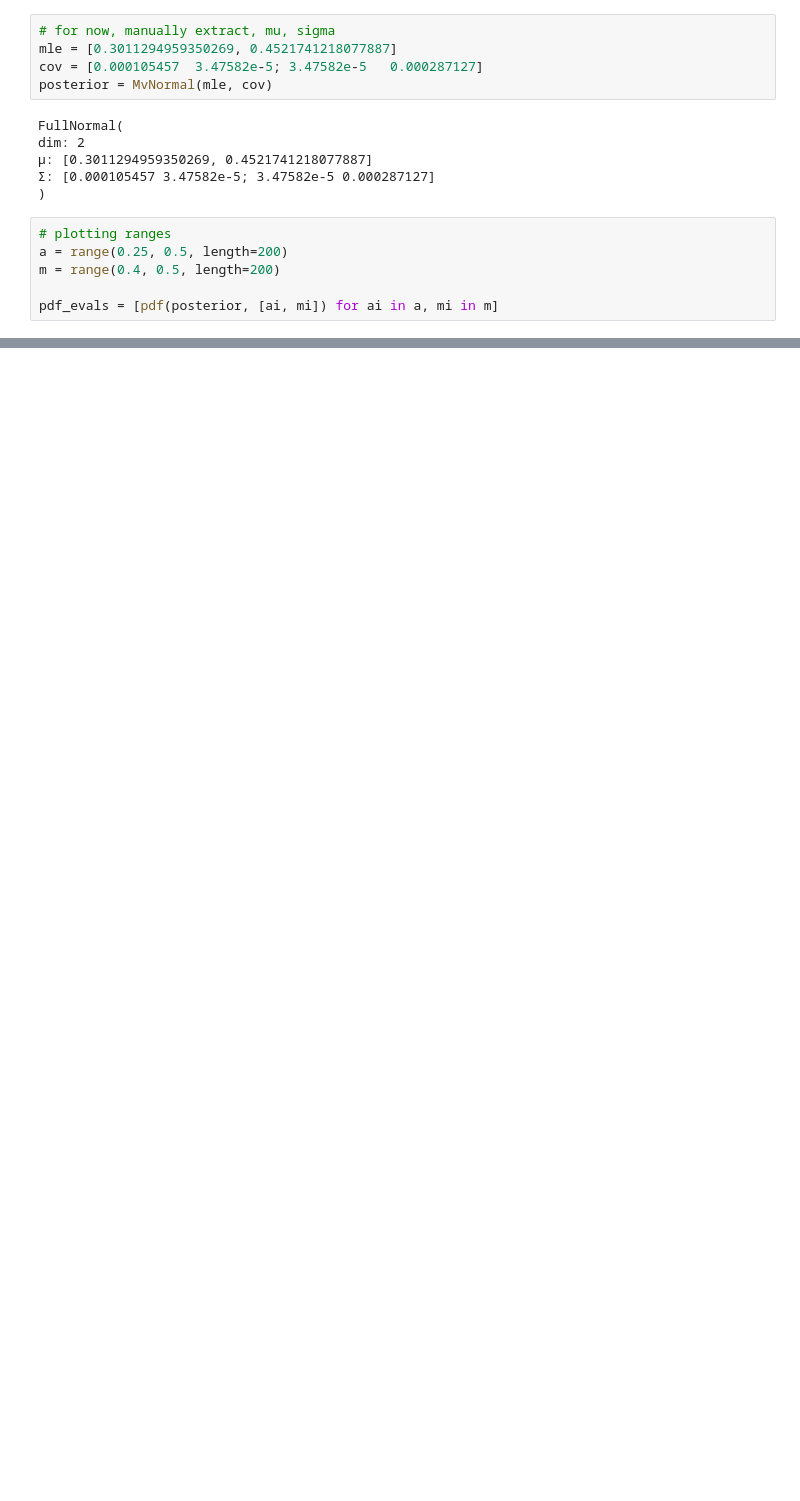
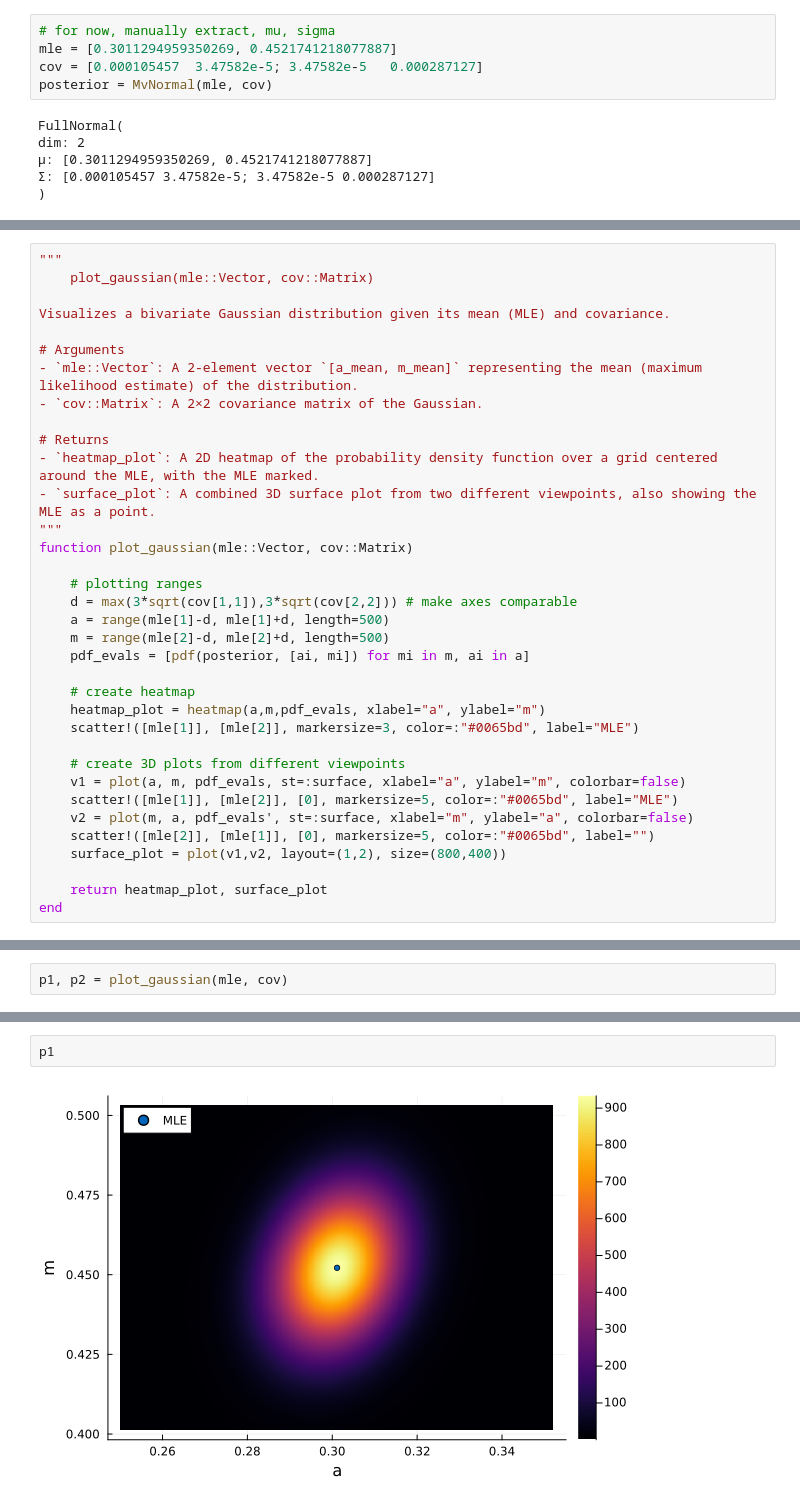
Before and after one commit to lisab00/ma-code, a Jupyter notebook: notebooks/playground/plot_gaussian.ipynb, the cells around one changed output, grey strips where cells are left out. Drawn from its saved outputs; the diff is of its cells as text; blank space fills up the shorter version.

Commit message:
visualize gaussians

```diff
--- a/notebooks/playground/plot_gaussian.ipynb
+++ b/notebooks/playground/plot_gaussian.ipynb
@@ -75,9 +18,3 @@ dim: 2
 μ: [0.3011294959350269, 0.4521741218077887]
 Σ: [0.000105457 3.47582e-5; 3.47582e-5 0.000287127]
 )
-# %%
-# plotting ranges
-a = range(0.25, 0.5, length=200)
-m = range(0.4, 0.5, length=200)
-
-pdf_evals = [pdf(posterior, [ai, mi]) for ai in a, mi in m]
@@ -107,0 +21,35 @@ fig
+# %%
+"""
+    plot_gaussian(mle::Vector, cov::Matrix)
+
+Visualizes a bivariate Gaussian distribution given its mean (MLE) and covariance.
+
+# Arguments
+- `mle::Vector`: A 2-element vector `[a_mean, m_mean]` representing the mean (maximum likelihood estimate) of the distribution.
+- `cov::Matrix`: A 2×2 covariance matrix of the Gaussian.
+
+# Returns
+- `heatmap_plot`: A 2D heatmap of the probability density function over a grid centered around the MLE, with the MLE marked.
+- `surface_plot`: A combined 3D surface plot from two different viewpoints, also showing the MLE as a point.
+"""
+function plot_gaussian(mle::Vector, cov::Matrix)
+
+    # plotting ranges
+    d = max(3*sqrt(cov[1,1]),3*sqrt(cov[2,2])) # make axes comparable
+    a = range(mle[1]-d, mle[1]+d, length=500)
+    m = range(mle[2]-d, mle[2]+d, length=500)
+    pdf_evals = [pdf(posterior, [ai, mi]) for mi in m, ai in a]
+
+    # create heatmap
+    heatmap_plot = heatmap(a,m,pdf_evals, xlabel="a", ylabel="m")
+    scatter!([mle[1]], [mle[2]], markersize=3, color=:"#0065bd", label="MLE")
+
+    # create 3D plots from different viewpoints
+    v1 = plot(a, m, pdf_evals, st=:surface, xlabel="a", ylabel="m", colorbar=false)
+    scatter!([mle[1]], [mle[2]], [0], markersize=5, color=:"#0065bd", label="MLE")
+    v2 = plot(m, a, pdf_evals', st=:surface, xlabel="m", ylabel="a", colorbar=false)
+    scatter!([mle[2]], [mle[1]], [0], markersize=5, color=:"#0065bd", label="")
+    surface_plot = plot(v1,v2, layout=(1,2), size=(800,400))
+
+    return heatmap_plot, surface_plot
+end
@@ -107,0 +58,2 @@ fig
+# %%
+p1, p2 = plot_gaussian(mle, cov)
@@ -107,0 +62,4 @@ fig
+# %%
+p1
+# %% [output]
+[figure, added]
```
Also changed, not shown: parts of 10 cells of this notebook.
